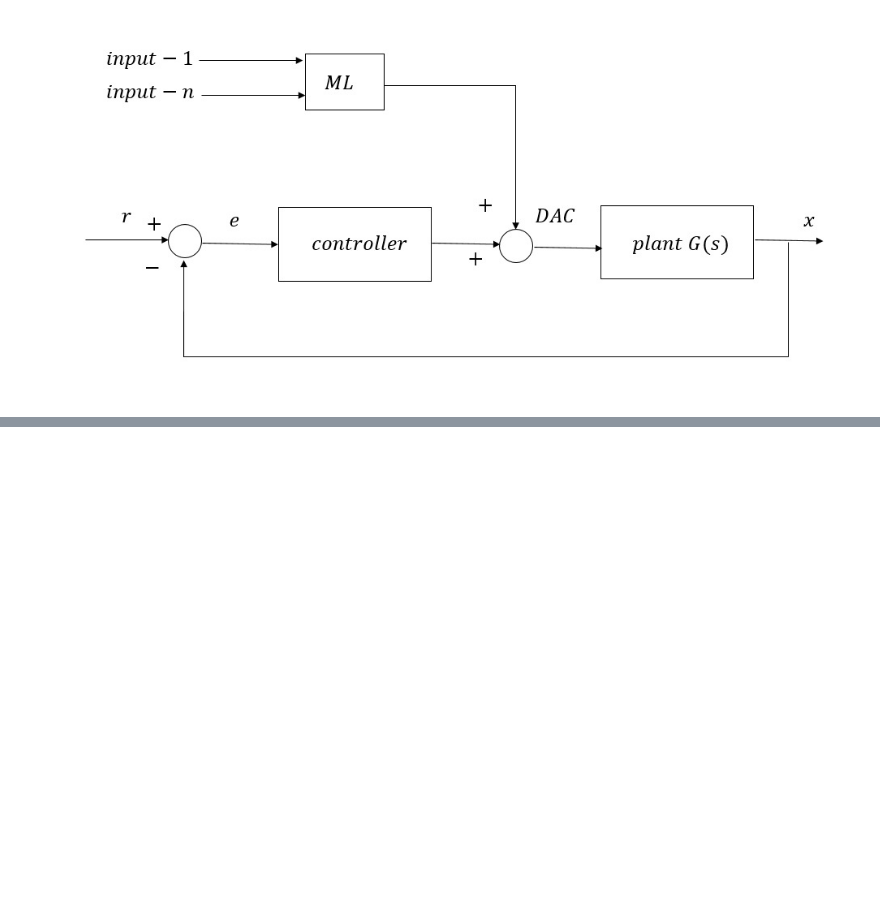
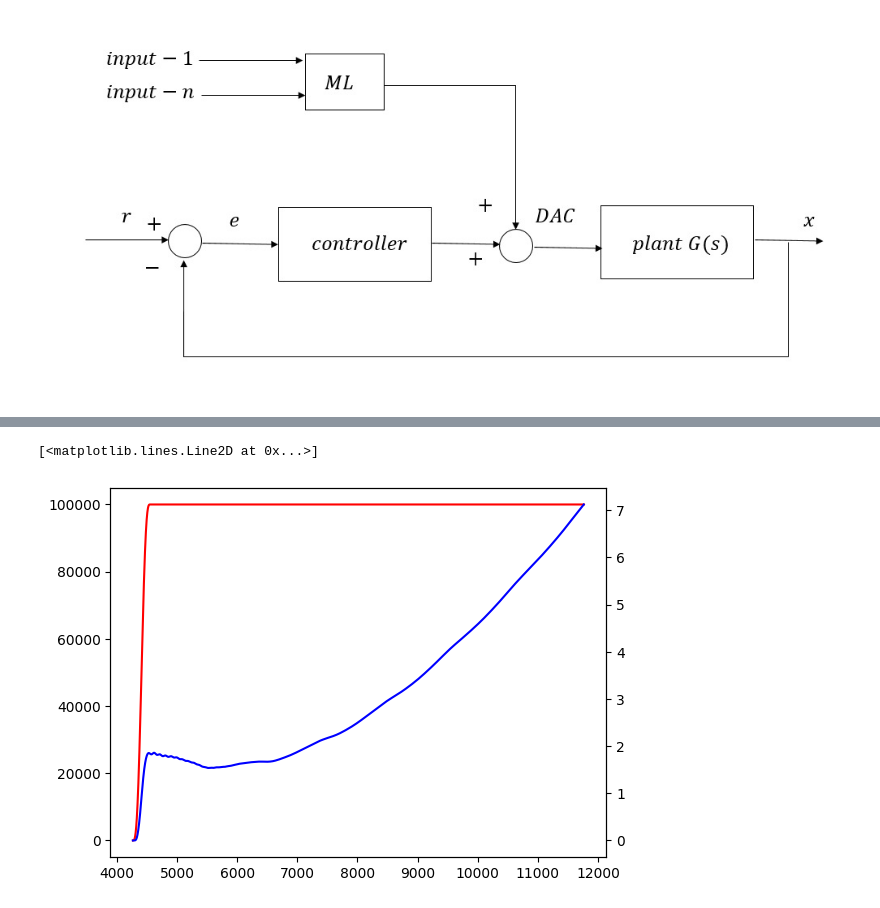
Before and after one commit to ChiragBusiness/FYP, a Jupyter notebook: controll.ipynb, the cells around one changed output, grey strips where cells are left out. Drawn from its saved outputs; the diff is of its cells as text; code cells hidden in the pictures; blank space fills up the shorter version.

```diff
--- a/controll.ipynb
+++ b/controll.ipynb
@@ -23,0 +65,4 @@ data = pd.read_csv("Data/FLOATMAG_BH_Datalog_2023_10_17 09.37.30 _Samp=8000/FLOA
+# %%
+data = test[test["file"] == 7]
+# %%
+data = data[:7500] #just segmenting for testing
@@ -23,0 +88,18 @@ data = pd.read_csv("Data/FLOATMAG_BH_Datalog_2023_10_17 09.37.30 _Samp=8000/FLOA
+# %%
+prediction_timestep = 1
+
+data["target"] = test["FLOATMAG_ACC_ADC_PORT_0"].shift(-prediction_timestep)
+# %%
+data["target_velocity"] = (-data["target"]).expanding().apply(lambda x: np.trapz(x, dx = 1/8000))
+data["target_position"] = data["target_velocity"].expanding().apply(lambda x: np.trapz(x, dx = 1/8000))
+# %%
+fig, ax1 = plt.subplots()
+
+ax1.plot(data["CMD_POS_FLOATMAG_BH"], "r")
+
+ax2 = ax1.twinx()
+
+ax2.plot(data["target_position"], "b")
+# %% [output]
+[<matplotlib.lines.Line2D at 0x...>]
+[figure, added]
```
Also changed, not shown: parts of 23 cells of this notebook, 7 other files.
